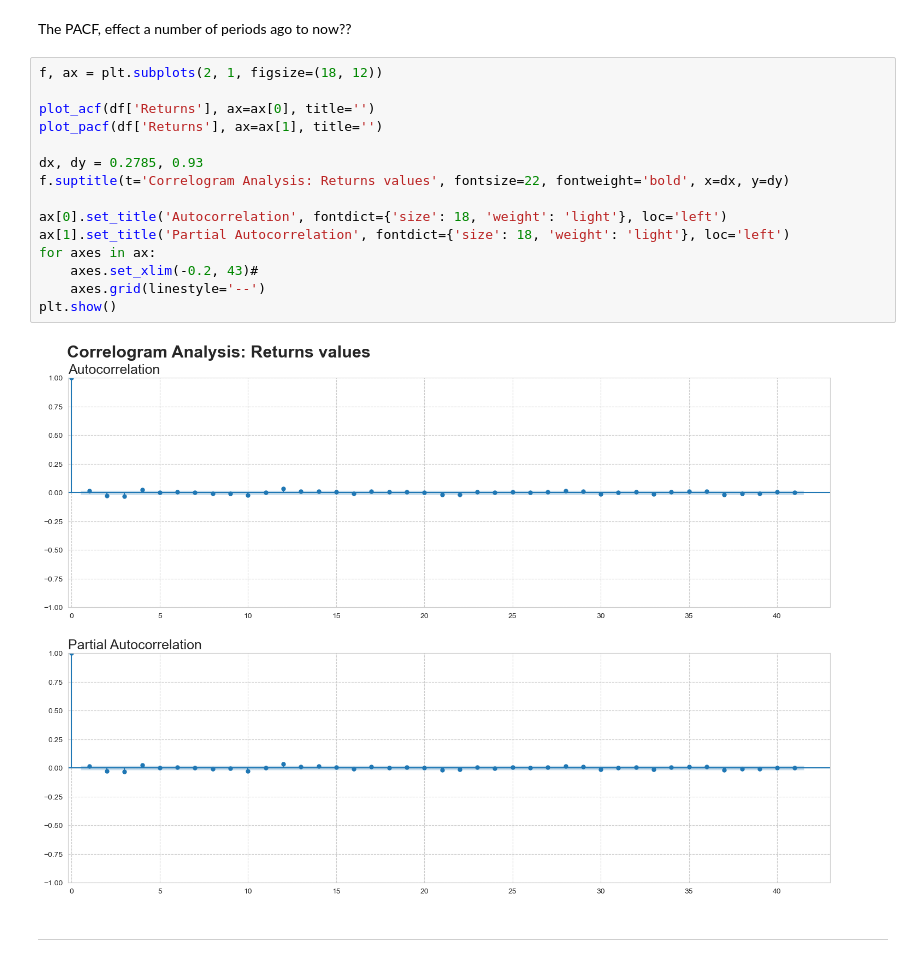
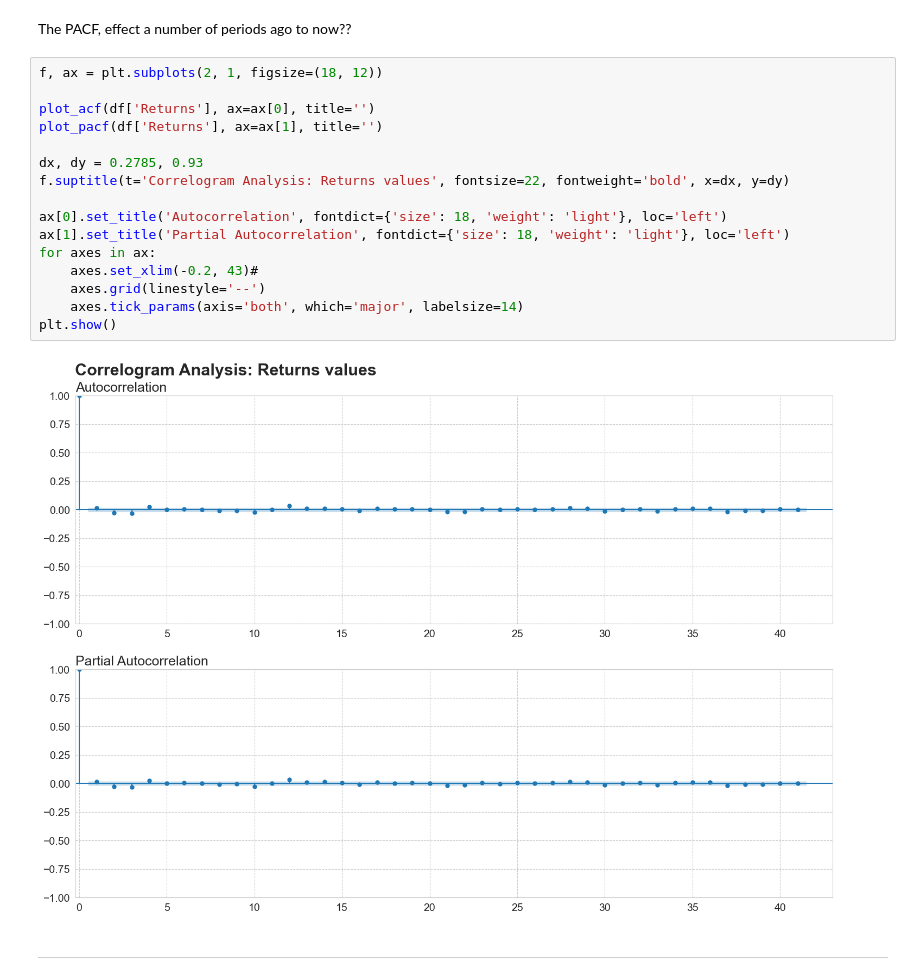
Before and after one commit to Lyndon-Fernandes/CS3AM_new, a Jupyter notebook: notebooks/01_arima_modeling.ipynb, the cells around one changed output. Saved outputs shown, nothing was run; the diff lists cells and outputs as text.

```diff
--- a/notebooks/01_arima_modeling.ipynb
+++ b/notebooks/01_arima_modeling.ipynb
@@ -390,20 +441,21 @@ The PACF, effect a number of periods ago to now??
 # %%
 f, ax = plt.subplots(2, 1, figsize=(18, 12))
 
 plot_acf(df['Returns'], ax=ax[0], title='')
 plot_pacf(df['Returns'], ax=ax[1], title='')
 
 dx, dy = 0.2785, 0.93
 f.suptitle(t='Correlogram Analysis: Returns values', fontsize=22, fontweight='bold', x=dx, y=dy)
 
 ax[0].set_title('Autocorrelation', fontdict={'size': 18, 'weight': 'light'}, loc='left')
 ax[1].set_title('Partial Autocorrelation', fontdict={'size': 18, 'weight': 'light'}, loc='left')
 for axes in ax:
     axes.set_xlim(-0.2, 43)#
     axes.grid(linestyle='--')
+    axes.tick_params(axis='both', which='major', labelsize=14)
 plt.show()
 # %% [output]
-[figure, old version]
+[figure, new version]
 # %% [markdown]
 ---
 # %% [markdown]
```
Also changed, not shown: parts of 27 cells of this notebook, 7 other files.
